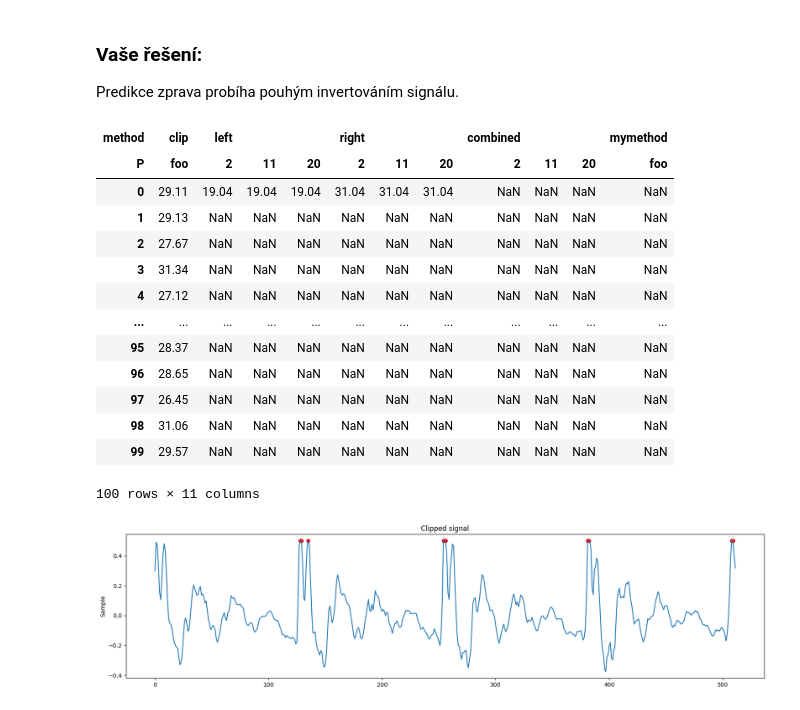
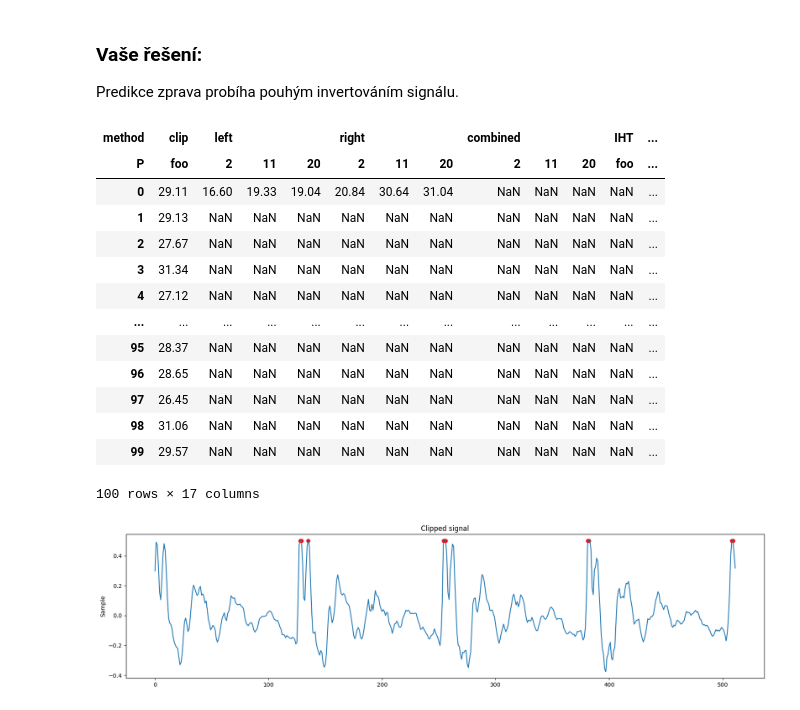
Before and after one commit to laDok8/ZRE, a Jupyter notebook: zreprojekt.ipynb, the cells around one changed output. Drawn from its saved outputs; the diff is of its cells as text; code cells hidden in the pictures.

```diff
--- a/zreprojekt.ipynb
+++ b/zreprojekt.ipynb
@@ -100,10 +100,11 @@ def plot_clipped(signal, clipped_indices, spectr=False, title=None):
 signals_clp = load_dir('clipped_signals')
 signals_orig = load_dir('orig_signals')
 
-show_example1, show_example2 = 0, 50
+show_example1, show_example2 = 0, 25
 
 test_file_clp = signals_clp[show_example1]
 clipped = detect_clipped(test_file_clp)
+clipp_threshold = np.max(test_file_clp)
 plot_clipped(test_file_clp, clipped, spectr=True, title="Clipped signal")
 # %% [output]
 [figure]
@@ -166,6 +167,7 @@ def fix_LPC(signal, p=20, l=240):
 
 
 #todo lower step when done
+sample_density = 25 # calculate only each Xth sample
 param_step,param_min,param_max = 9,2,20
 
 # create empty pandas table
@@ -173,7 +175,7 @@ PDheaders = [('clip','foo'),
              [('left',x) for x in range(param_min, param_max + 1,param_step)],
              [('right',x) for x in range(param_min, param_max + 1,param_step)],
              [('combined',x) for x in range(param_min, param_max + 1,param_step)],
-             ('mymethod', 'foo')]
+             ('IHT', 'foo')]
 PDheaders_fix = []
 for header in PDheaders:
     if type(header) == tuple:
@@ -192,21 +194,17 @@ for i in range(len(signals_orig)):
     table.loc[i, ('clip', 'foo')] = snr(signals_orig[i], signals_clp[i])
 
 
-
-
-# TODO asi nefaka :/
 signals_leftLPC = []
-for i in range(0,len(signals_orig),50): # TODO remove 50
+for i in range(0,len(signals_orig),sample_density):
     clp,orig = signals_clp[i], signals_orig[i]
     for p in range(param_min, param_max + 1,param_step):
-        repr = fix_LPC(clp)
+        repr = fix_LPC(clp, p)
         table.loc[i, ('left', p)] = snr(orig,repr)
         if i in [show_example1, show_example2] and p == param_max:
             signals_leftLPC.append(repr)
 
 
-#TODO add snrr
-#for p in range(2,21,param_step):
-#    table[('left', str(p) + " snrr %")] = table[('left', p)] / table[('clip', 'foo')] * 100
+for p in range(param_min, param_max + 1,param_step):
+    table[('left', str(p) + " snrr %")] = table[('left', p)] / table[('clip', 'foo')] * 100
 table
 # %% [output]
@@ -266,35 +264,35 @@ Predikce zprava probíha pouhým invertováním signálu.
 # %%
 # invert signal and predict
 signals_rightLPC = []
-for i in range(0,len(signals_orig),50): # TODO remove 50
+for i in range(0,len(signals_orig),sample_density):
     clp,orig = signals_clp[i], signals_orig[i]
     clp,orig = clp[::-1], orig[::-1]
     for p in range(param_min, param_max + 1,param_step):
-        repr = fix_LPC(clp)
+        repr = fix_LPC(clp, p)
         table.loc[i, ('right', p)] = snr(orig,repr)
         if i in [show_example1, show_example2] and p == param_max:
             signals_rightLPC.append(repr[::-1])
 
 
-#TODO add snrr
-#for p in range(2,21,param_step):
-#    table[('right', str(p) + " snrr %")] = table[('left', p)] / table[('clip', 'foo')] * 100
+
+for p in range(param_min, param_max + 1,param_step):
+    table[('right', str(p) + " snrr %")] = table[('right', p)] / table[('clip', 'foo')] * 100
 table
 # %% [output]
-| method | clip | left |  |  | right |  |  | combined |  |  | mymethod |
-| P | foo | 2 | 11 | 20 | 2 | 11 | 20 | 2 | 11 | 20 | foo |
-| 0 | 29.11 | 19.04 | 19.04 | 19.04 | 31.04 | 31.04 | 31.04 | NaN | NaN | NaN | NaN |
-| 1 | 29.13 | NaN | NaN | NaN | NaN | NaN | NaN | NaN | NaN | NaN | NaN |
-| 2 | 27.67 | NaN | NaN | NaN | NaN | NaN | NaN | NaN | NaN | NaN | NaN |
-| 3 | 31.34 | NaN | NaN | NaN | NaN | NaN | NaN | NaN | NaN | NaN | NaN |
-| 4 | 27.12 | NaN | NaN | NaN | NaN | NaN | NaN | NaN | NaN | NaN | NaN |
-| ... | ... | ... | ... | ... | ... | ... | ... | ... | ... | ... | ... |
-| 95 | 28.37 | NaN | NaN | NaN | NaN | NaN | NaN | NaN | NaN | NaN | NaN |
-| 96 | 28.65 | NaN | NaN | NaN | NaN | NaN | NaN | NaN | NaN | NaN | NaN |
-| 97 | 26.45 | NaN | NaN | NaN | NaN | NaN | NaN | NaN | NaN | NaN | NaN |
-| 98 | 31.06 | NaN | NaN | NaN | NaN | NaN | NaN | NaN | NaN | NaN | NaN |
-| 99 | 29.57 | NaN | NaN | NaN | NaN | NaN | NaN | NaN | NaN | NaN | NaN |
+| method | clip | left |  |  | right |  |  | combined |  |  | IHT | ... |
+| P | foo | 2 | 11 | 20 | 2 | 11 | 20 | 2 | 11 | 20 | foo | ... |
+| 0 | 29.11 | 16.60 | 19.33 | 19.04 | 20.84 | 30.64 | 31.04 | NaN | NaN | NaN | NaN | ... |
+| 1 | 29.13 | NaN | NaN | NaN | NaN | NaN | NaN | NaN | NaN | NaN | NaN | ... |
+| 2 | 27.67 | NaN | NaN | NaN | NaN | NaN | NaN | NaN | NaN | NaN | NaN | ... |
+| 3 | 31.34 | NaN | NaN | NaN | NaN | NaN | NaN | NaN | NaN | NaN | NaN | ... |
+| 4 | 27.12 | NaN | NaN | NaN | NaN | NaN | NaN | NaN | NaN | NaN | NaN | ... |
+| ... | ... | ... | ... | ... | ... | ... | ... | ... | ... | ... | ... | ... |
+| 95 | 28.37 | NaN | NaN | NaN | NaN | NaN | NaN | NaN | NaN | NaN | NaN | ... |
+| 96 | 28.65 | NaN | NaN | NaN | NaN | NaN | NaN | NaN | NaN | NaN | NaN | ... |
+| 97 | 26.45 | NaN | NaN | NaN | NaN | NaN | NaN | NaN | NaN | NaN | NaN | ... |
+| 98 | 31.06 | NaN | NaN | NaN | NaN | NaN | NaN | NaN | NaN | NaN | NaN | ... |
+| 99 | 29.57 | NaN | NaN | NaN | NaN | NaN | NaN | NaN | NaN | NaN | NaN | ... |
-100 rows × 11 columns
+100 rows × 17 columns
 # %%
 view_result(signals_rightLPC[0], signals_clp[show_example1], signals_orig[show_example1])
 Audio(signals_rightLPC[0], rate=Fs)
```
Also changed, not shown: parts of 16 cells of this notebook.
